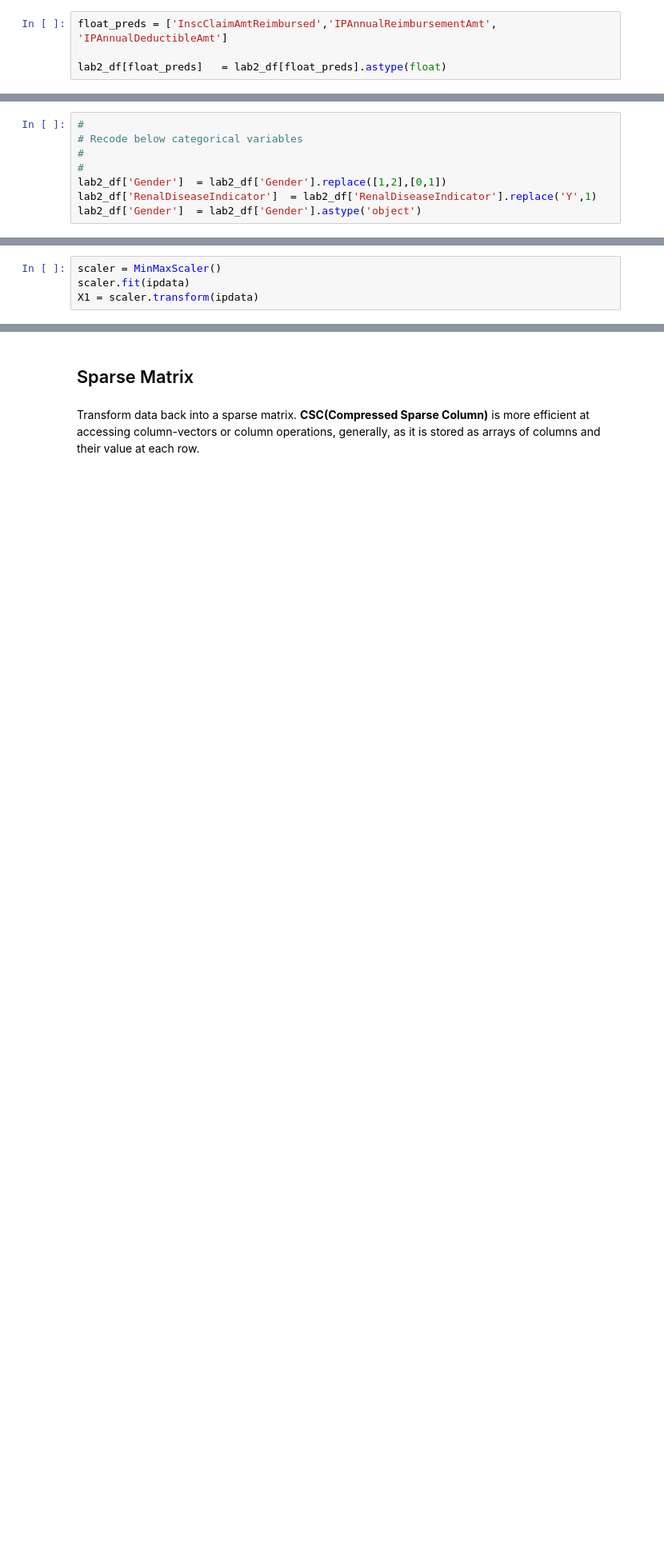
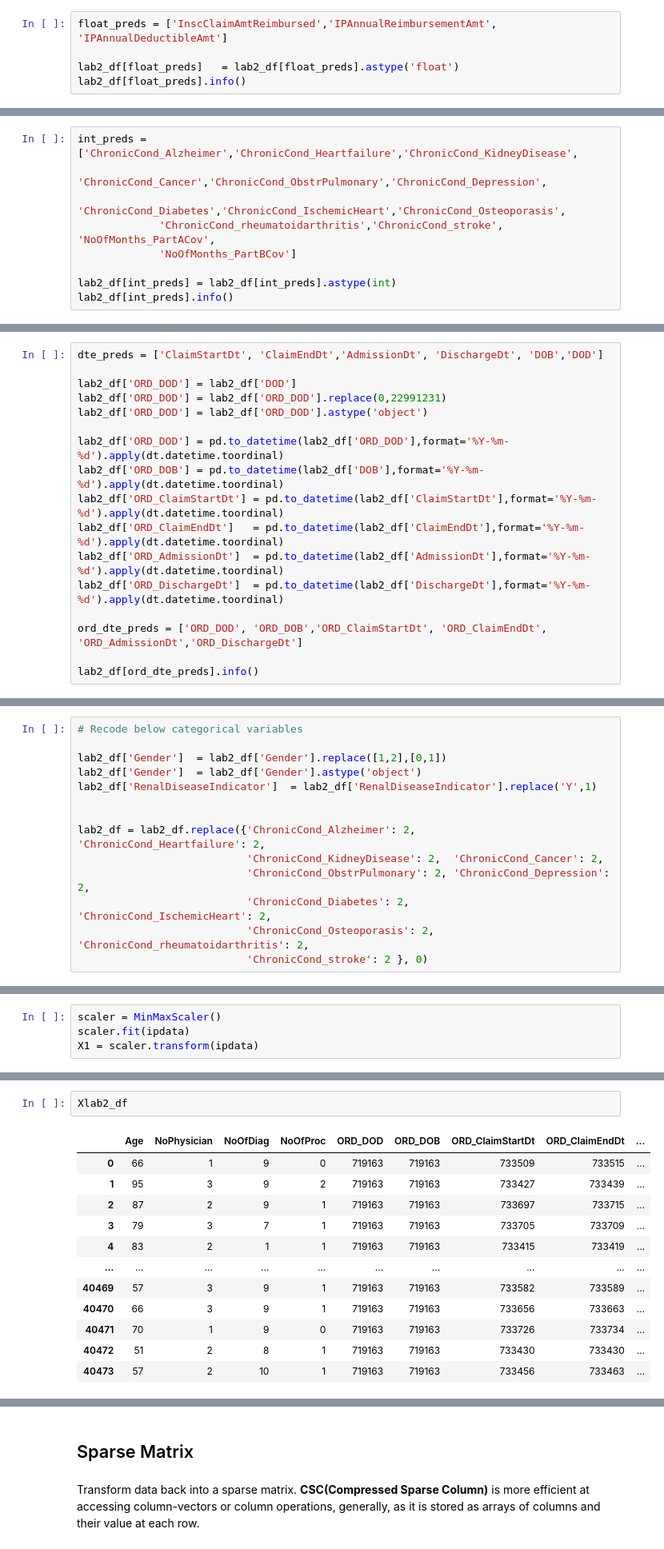
Before and after one commit to sachinac/ML7331, a Jupyter notebook: msds_7331_lab_2_v01.ipynb, the cells around one changed output, grey strips where cells are left out. Shown at 80% size. Cells and saved outputs as stored; diff of their text form; blank space fills up the shorter version.

```diff
--- a/msds_7331_lab_2_v01.ipynb
+++ b/msds_7331_lab_2_v01.ipynb
@@ -83,4 +99,5 @@ lab2_df[chronic_conditions]  = lab2_df[chronic_conditions].astype('object')
 # %%
 float_preds = ['InscClaimAmtReimbursed','IPAnnualReimbursementAmt', 'IPAnnualDeductibleAmt']
 
-lab2_df[float_preds]   = lab2_df[float_preds].astype(float)
+lab2_df[float_preds]   = lab2_df[float_preds].astype('float')
+lab2_df[float_preds].info()
@@ -88,0 +124,9 @@ lab2_df[float_preds]   = lab2_df[float_preds].astype(float)
+# %%
+int_preds = ['ChronicCond_Alzheimer','ChronicCond_Heartfailure','ChronicCond_KidneyDisease',
+             'ChronicCond_Cancer','ChronicCond_ObstrPulmonary','ChronicCond_Depression',
+             'ChronicCond_Diabetes','ChronicCond_IschemicHeart','ChronicCond_Osteoporasis',
+             'ChronicCond_rheumatoidarthritis','ChronicCond_stroke', 'NoOfMonths_PartACov',
+             'NoOfMonths_PartBCov']
+
+lab2_df[int_preds] = lab2_df[int_preds].astype(int)
+lab2_df[int_preds].info()
@@ -88,0 +166,17 @@ lab2_df[float_preds]   = lab2_df[float_preds].astype(float)
+# %%
+dte_preds = ['ClaimStartDt', 'ClaimEndDt','AdmissionDt', 'DischargeDt', 'DOB','DOD']
+
+lab2_df['ORD_DOD'] = lab2_df['DOD']
+lab2_df['ORD_DOD'] = lab2_df['ORD_DOD'].replace(0,22991231)
+lab2_df['ORD_DOD'] = lab2_df['ORD_DOD'].astype('object')
+
+lab2_df['ORD_DOD'] = pd.to_datetime(lab2_df['ORD_DOD'],format='%Y-%m-%d').apply(dt.datetime.toordinal)
+lab2_df['ORD_DOB'] = pd.to_datetime(lab2_df['DOB'],format='%Y-%m-%d').apply(dt.datetime.toordinal)
+lab2_df['ORD_ClaimStartDt'] = pd.to_datetime(lab2_df['ClaimStartDt'],format='%Y-%m-%d').apply(dt.datetime.toordinal)
+lab2_df['ORD_ClaimEndDt']   = pd.to_datetime(lab2_df['ClaimEndDt'],format='%Y-%m-%d').apply(dt.datetime.toordinal)
+lab2_df['ORD_AdmissionDt']  = pd.to_datetime(lab2_df['AdmissionDt'],format='%Y-%m-%d').apply(dt.datetime.toordinal)
+lab2_df['ORD_DischargeDt']  = pd.to_datetime(lab2_df['DischargeDt'],format='%Y-%m-%d').apply(dt.datetime.toordinal)
+
+ord_dte_preds = ['ORD_DOD', 'ORD_DOB','ORD_ClaimStartDt', 'ORD_ClaimEndDt', 'ORD_AdmissionDt','ORD_DischargeDt']
+
+lab2_df[ord_dte_preds].info()
@@ -89,8 +203,14 @@ lab2_df[float_preds]   = lab2_df[float_preds].astype(float)
 # %%
-#
 # Recode below categorical variables
-#
-#
+
 lab2_df['Gender']  = lab2_df['Gender'].replace([1,2],[0,1])
+lab2_df['Gender']  = lab2_df['Gender'].astype('object')
 lab2_df['RenalDiseaseIndicator']  = lab2_df['RenalDiseaseIndicator'].replace('Y',1)
-lab2_df['Gender']  = lab2_df['Gender'].astype('object')
+
+
+lab2_df = lab2_df.replace({'ChronicCond_Alzheimer': 2,      'ChronicCond_Heartfailure': 2,
+                           'ChronicCond_KidneyDisease': 2,  'ChronicCond_Cancer': 2,
+                           'ChronicCond_ObstrPulmonary': 2, 'ChronicCond_Depression': 2,
+                           'ChronicCond_Diabetes': 2,       'ChronicCond_IschemicHeart': 2,
+                           'ChronicCond_Osteoporasis': 2,   'ChronicCond_rheumatoidarthritis': 2,
+                           'ChronicCond_stroke': 2 }, 0)
@@ -183,0 +392,15 @@ X1 = scaler.transform(ipdata)
+# %%
+Xlab2_df
+# %% [output]
+|  | Age | NoPhysician | NoOfDiag | NoOfProc | ORD_DOD | ORD_DOB | ORD_ClaimStartDt | ORD_ClaimEndDt | ... |
+| 0 | 66 | 1 | 9 | 0 | 719163 | 719163 | 733509 | 733515 | ... |
+| 1 | 95 | 3 | 9 | 2 | 719163 | 719163 | 733427 | 733439 | ... |
+| 2 | 87 | 2 | 9 | 1 | 719163 | 719163 | 733697 | 733715 | ... |
+| 3 | 79 | 3 | 7 | 1 | 719163 | 719163 | 733705 | 733709 | ... |
+| 4 | 83 | 2 | 1 | 1 | 719163 | 719163 | 733415 | 733419 | ... |
+| ... | ... | ... | ... | ... | ... | ... | ... | ... | ... |
+| 40469 | 57 | 3 | 9 | 1 | 719163 | 719163 | 733582 | 733589 | ... |
+| 40470 | 66 | 3 | 9 | 1 | 719163 | 719163 | 733656 | 733663 | ... |
+| 40471 | 70 | 1 | 9 | 0 | 719163 | 719163 | 733726 | 733734 | ... |
+| 40472 | 51 | 2 | 8 | 1 | 719163 | 719163 | 733430 | 733430 | ... |
+| 40473 | 57 | 2 | 10 | 1 | 719163 | 719163 | 733456 | 733463 | ... |
```
Also changed, not shown: parts of 38 cells of this notebook.
